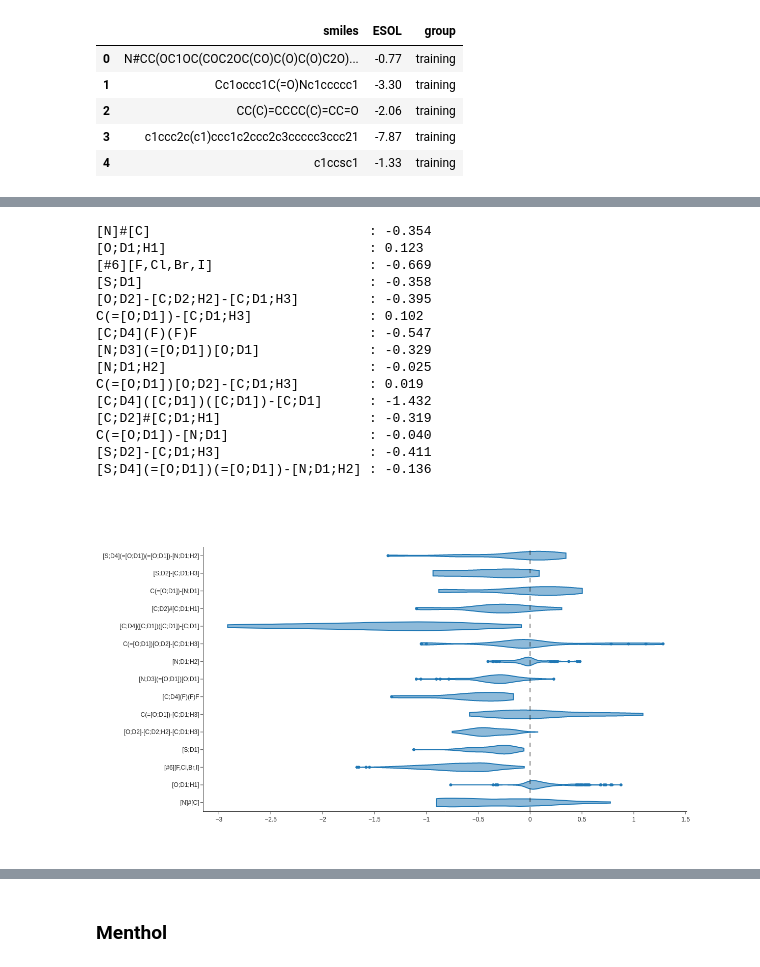
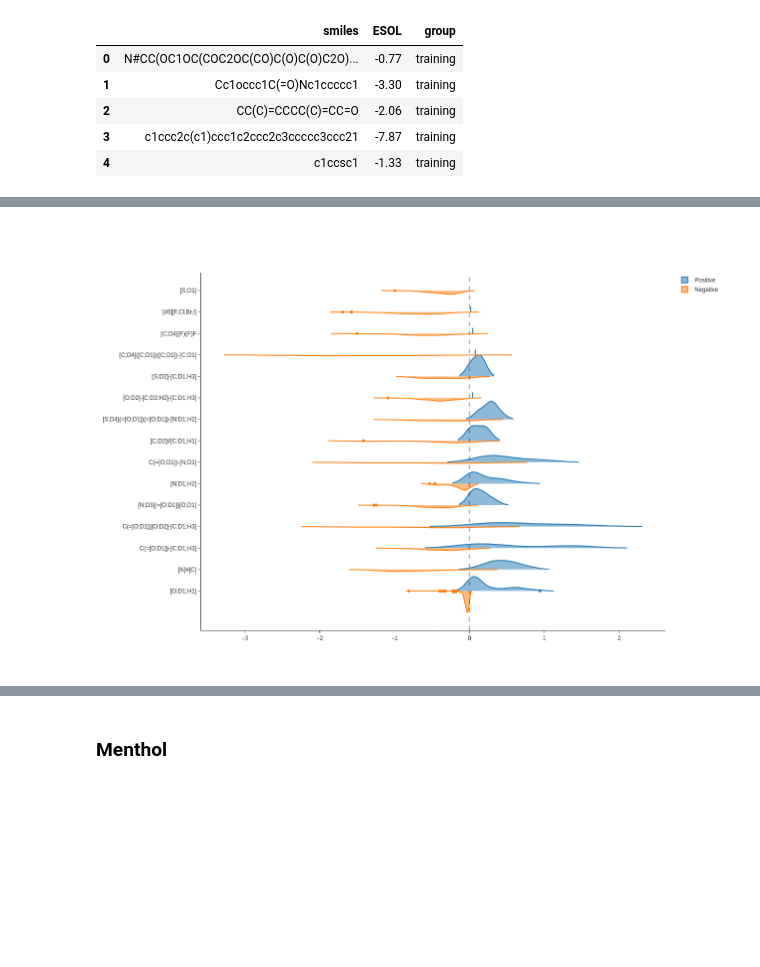
Before and after one commit to xwieme/MastatThesis, a Jupyter notebook: code/ESOL_SME.ipynb, the cells around one changed output, grey strips where cells are left out. Cells and saved outputs as stored; diff of their text form; code cells hidden in the pictures; blank space fills up the shorter version.

```diff
--- a/code/ESOL_SME.ipynb
+++ b/code/ESOL_SME.ipynb
@@ -323,36 +369,30 @@ for attributions in esol_df["attributions"]:
-# %%
-fig = go.Figure()
-
-for functional_group, attributions in functional_group_attributions.items():
-    print(f"{functional_group:<35}: {np.mean(attributions):.3f}")
-    fig.add_trace(
-        go.Violin(
-            x=attributions,
-            name=functional_group,
-            spanmode="hard",
-            line_color="#1f77b4",
-            showlegend=False
-        ),
-
-    )
-fig.add_vline(x=0, line_width=3, line_dash="dash")
-fig.update_layout(autosize=False, width=700, height=700, template="simple_white")
-fig.show()
-# px.violin(functional_group_attributions["[N]#[C]"], width=600, height=500, template="simple_white")
-# %% [output]
-[N]#[C]                            : -0.354
-[O;D1;H1]                          : 0.123
-[#6][F,Cl,Br,I]                    : -0.669
-[S;D1]                             : -0.358
-[O;D2]-[C;D2;H2]-[C;D1;H3]         : -0.395
-C(=[O;D1])-[C;D1;H3]               : 0.102
-[C;D4](F)(F)F                      : -0.547
-[N;D3](=[O;D1])[O;D1]              : -0.329
-[N;D1;H2]                          : -0.025
-C(=[O;D1])[O;D2]-[C;D1;H3]         : 0.019
-[C;D4]([C;D1])([C;D1])-[C;D1]      : -1.432
-[C;D2]#[C;D1;H1]                   : -0.319
-C(=[O;D1])-[N;D1]                  : -0.040
-[S;D2]-[C;D1;H3]                   : -0.411
-[S;D4](=[O;D1])(=[O;D1])-[N;D1;H2] : -0.136
-[figure, removed]
+# %%
+attributions_mask = pd.concat(esol_df.attributions_mask.to_list(), ignore_index=True)
+attributions_structure = pd.concat(esol_df.attributions_structure.to_list(), ignore_index=True)
+# %%
+fig = go.Figure()
+
+fig.add_trace(
+    go.Violin(
+        x=attributions_mask["attribution"][attributions_mask["attribution"] > 0],
+        y=attributions_mask["functional_group"][attributions_mask["attribution"] > 0],
+        name="Positive", side="positive"
+    )
+)
+
+fig.add_trace(
+    go.Violin(
+        x=attributions_mask["attribution"][attributions_mask["attribution"] < 0],
+        y=attributions_mask["functional_group"][attributions_mask["attribution"] < 0],
+        name="Negative", side="negative"
+    )
+)
+
+fig.add_vline(x=0, line_width=3, line_dash="dash")
+fig.update_traces(scalemode='count', width=2, orientation='h')
+fig.update_layout(autosize=False, width=700, height=900, template="simple_white",
+                 violingap=0, violingroupgap=0, violinmode='overlay'
+)
+fig.show()
+# %% [output]
+[figure, added]
```
Also changed, not shown: parts of 21 cells of this notebook, 2 other files.
